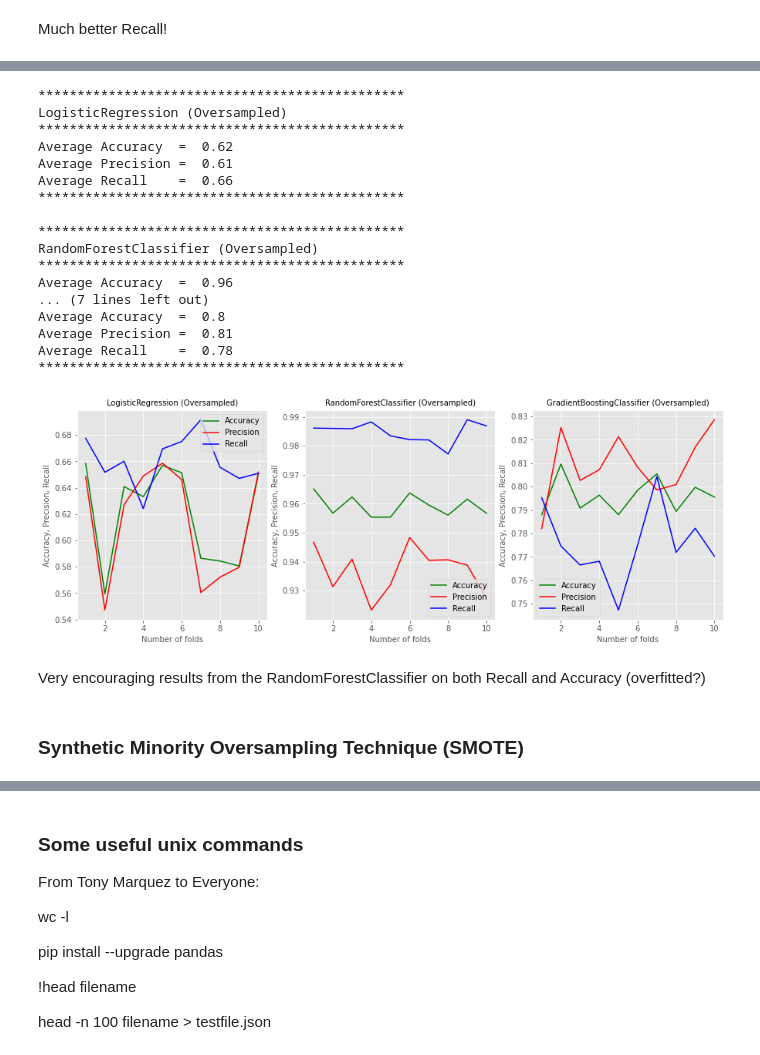
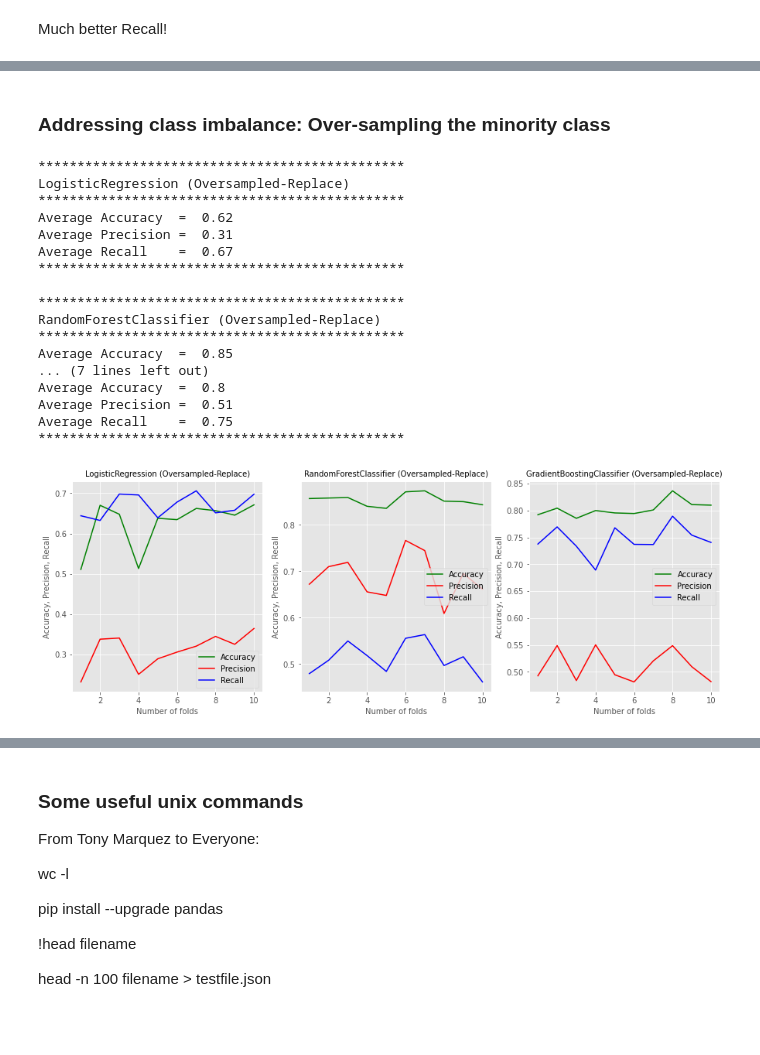
Before and after one commit to ArunMitra/Bank-Customer-Churn-Prediction, a Jupyter notebook: Notebooks/bank_customer_churn_prediction.ipynb, the cells around one changed output, grey strips where cells are left out. Saved outputs shown, nothing was run; the diff lists cells and outputs as text; code cells hidden in the pictures; blank space fills up the shorter version.

```diff
--- a/Notebooks/bank_customer_churn_prediction.ipynb
+++ b/Notebooks/bank_customer_churn_prediction.ipynb
@@ -550,30 +572,28 @@ print(y_train_under_sampled.shape)
-# %%
-# Now see if the models do better with this over-sampled data
-estimators = [LogisticRegression, RandomForestClassifier, GradientBoostingClassifier]
-results = []
-for estimator in estimators:
-    results.append((run_models(estimator, X_train_over_sampled, y_train_over_sampled, n_splits=10, stratified=False)))
-show_model_scores(estimators, results, n_splits=10, suffix=' (Oversampled)')
-# %% [output]
-***********************************************
-LogisticRegression (Oversampled)
-***********************************************
-Average Accuracy  =  0.62
-Average Precision =  0.61
-Average Recall    =  0.66
-***********************************************
-
-***********************************************
-RandomForestClassifier (Oversampled)
-***********************************************
-Average Accuracy  =  0.96
-... (7 lines left out)
-Average Accuracy  =  0.8
-Average Precision =  0.81
-Average Recall    =  0.78
-***********************************************
-[figure, removed]
-# %% [markdown]
-Very encouraging results from the RandomForestClassifier on both Recall and Accuracy (overfitted?)
-# %% [markdown]
-### Synthetic Minority Oversampling Technique (SMOTE)
+# %% [markdown]
+###  Addressing class imbalance: Over-sampling the minority class
+# %%
+# Now see if the models do better with this over-sampled data
+estimators = [LogisticRegression, RandomForestClassifier, GradientBoostingClassifier]
+results = []
+for estimator in estimators:
+    results.append((run_models(estimator, X_train, y_train, n_splits=10, stratified=False, sampling='OVER')))
+show_model_scores(estimators, results, n_splits=10, suffix=' (Oversampled-Replace)')
+# %% [output]
+***********************************************
+LogisticRegression (Oversampled-Replace)
+***********************************************
+Average Accuracy  =  0.62
+Average Precision =  0.31
+Average Recall    =  0.67
+***********************************************
+
+***********************************************
+RandomForestClassifier (Oversampled-Replace)
+***********************************************
+Average Accuracy  =  0.85
+... (7 lines left out)
+Average Accuracy  =  0.8
+Average Precision =  0.51
+Average Recall    =  0.75
+***********************************************
+[figure, added]
```
Also changed, not shown: parts of 64 cells of this notebook, 10 other files.
